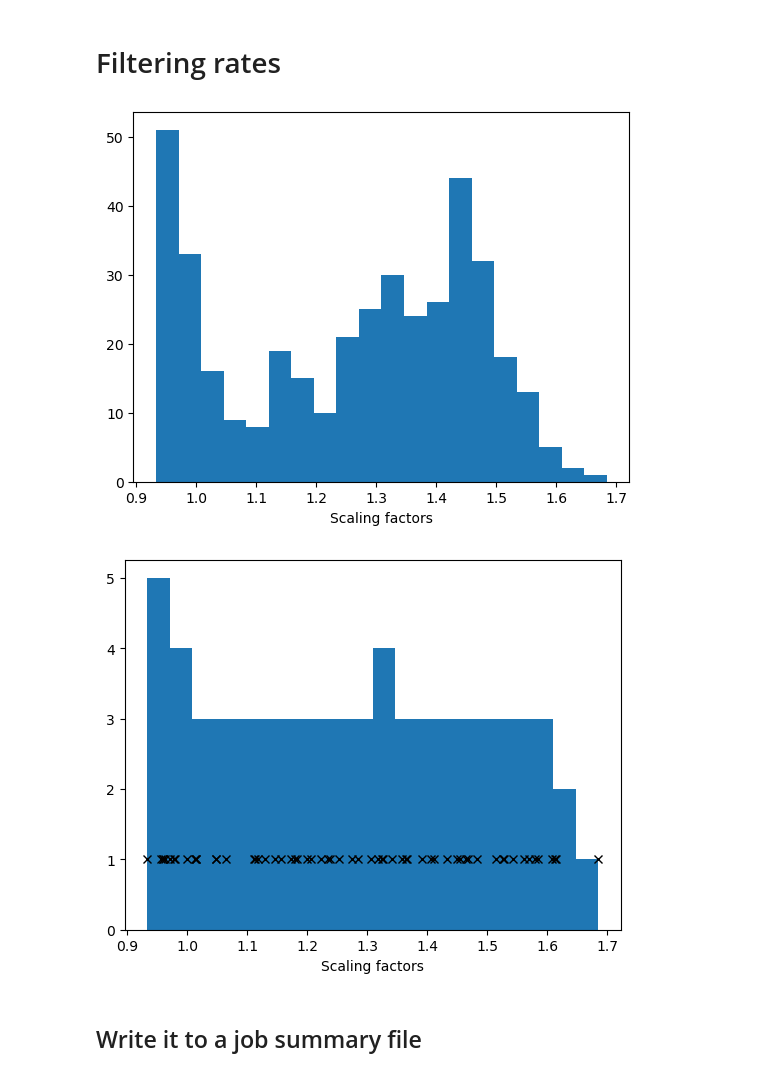
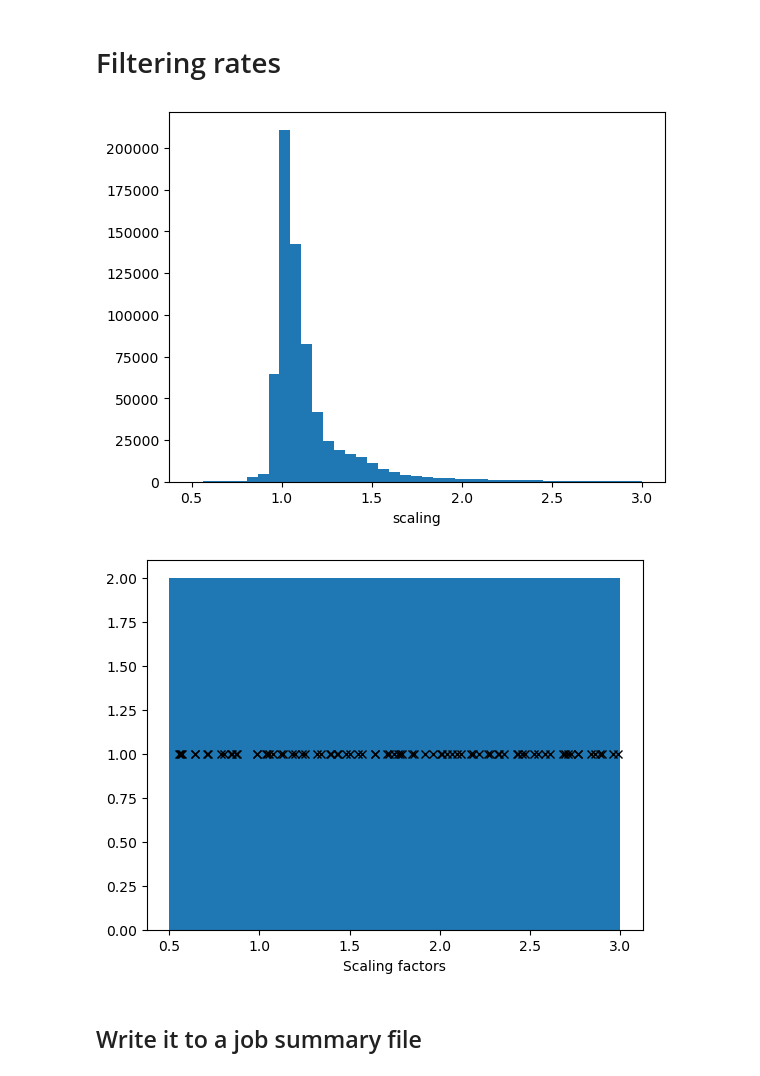
Before and after one commit to juanjq/cosmic_ray_data_correction, a Jupyter notebook: bash_dl2_production/generate_txt_job_config.ipynb, the cells around one changed output. Saved outputs shown, nothing was run; the diff lists cells and outputs as text; code cells hidden in the pictures.

Commit message:
Added more sampling for zenith and rates

```diff
--- a/bash_dl2_production/generate_txt_job_config.ipynb
+++ b/bash_dl2_production/generate_txt_job_config.ipynb
@@ -29,6 +805,6 @@ sampling_number = 7
 # %%
 # Root path of this script
-root = "/fefs/aswg/workspace/juan.jimenez/cosmic_ray_data_correction/dl2_production/"
+root = "/fefs/aswg/workspace/juan.jimenez/cosmic_ray_data_correction/analysis_scaling_correlations/"
 # Objects path
 dir_objects = root + "objects"
 # Root path to datachecks
@@ -71,18 +847,25 @@ light_scalings = []
 run_indexes    = []
 runss  = []
 sruns = []
+zeniths = []
 
 for i, run in enumerate(runs):
 
-    dcheck = dcheck_root + dict_night_run[run] + ".h5"
+    try :
+        if i % 10 == 0:
+            print(f"{i}/{len(runs)}")
+        dcheck = dcheck_root + dict_night_run[run] + ".h5"
 
-    tab = pd.read_hdf(dcheck, key="cosmics_intensity_spectrum").query(f"runnumber == {run}")
+        tab = pd.read_hdf(dcheck, key="cosmics_intensity_spectrum").query(f"runnumber == {run}")
 
-    for srun in np.array(tab["subrun"]):
+        for srun in np.array(tab["subrun"]):
 
-        light_scaling_factor = 1 / tab.iloc[srun]["light_yield"]
+            light_scaling_factor = 1 / tab.iloc[srun]["light_yield"]
 
-        run_indexes.append(i)
-        light_scalings.append(light_scaling_factor)
-        runss.append(run)
-        sruns.append(srun)
+            run_indexes.append(i)
+            light_scalings.append(light_scaling_factor)
+            runss.append(run)
+            sruns.append(srun)
+            zeniths.append(np.rad2deg(np.arccos(tab.iloc[srun]["cos_zenith"])))
+    except:
+        pass
@@ -89,8 +909,18 @@ for i, run in enumerate(runs):
+# %%
+maskr = (np.array(light_scalings).astype(str) != str(np.nan))
+
+run_indexes = np.array(run_indexes)[maskr]
+light_scalings = np.array(light_scalings)[maskr]
+runss = np.array(runss)[maskr]
+sruns = np.array(sruns)[maskr]
+zeniths = np.array(zeniths)[maskr]
 # %% [markdown]
 # Filtering rates
 # %%
-counts, bins, _ = plt.hist(light_scalings, 20)
-plt.xlabel("Scaling factors")
+bins = np.linspace(0.5, 3, 42)
+
+counts, _, _ = plt.hist(light_scalings, bins)
+plt.xlabel("scaling")
 plt.show()
 # %% [output]
-[figure, old version]
+[figure, new version]
@@ -112,10 +969,10 @@ for _ in [1,2,3,4]:
 # %%
-counts, bins, _ = plt.hist(light_scalings, 20)
-plt.plot(light_scalings, np.repeat(1, len(light_scalings)), "xk")
+plt.hist(Rlight_scalings, bins)
+plt.plot(Rlight_scalings, np.repeat(1, len(Rzeniths)), "xk")
 plt.xlabel("Scaling factors")
 plt.show()
 # %% [output]
-[figure, old version]
+[figure, new version]
 # %% [markdown]
 ## Write it to a job summary file
 # %%
```
Also changed, not shown: parts of 5 cells of this notebook, 5 other files.
